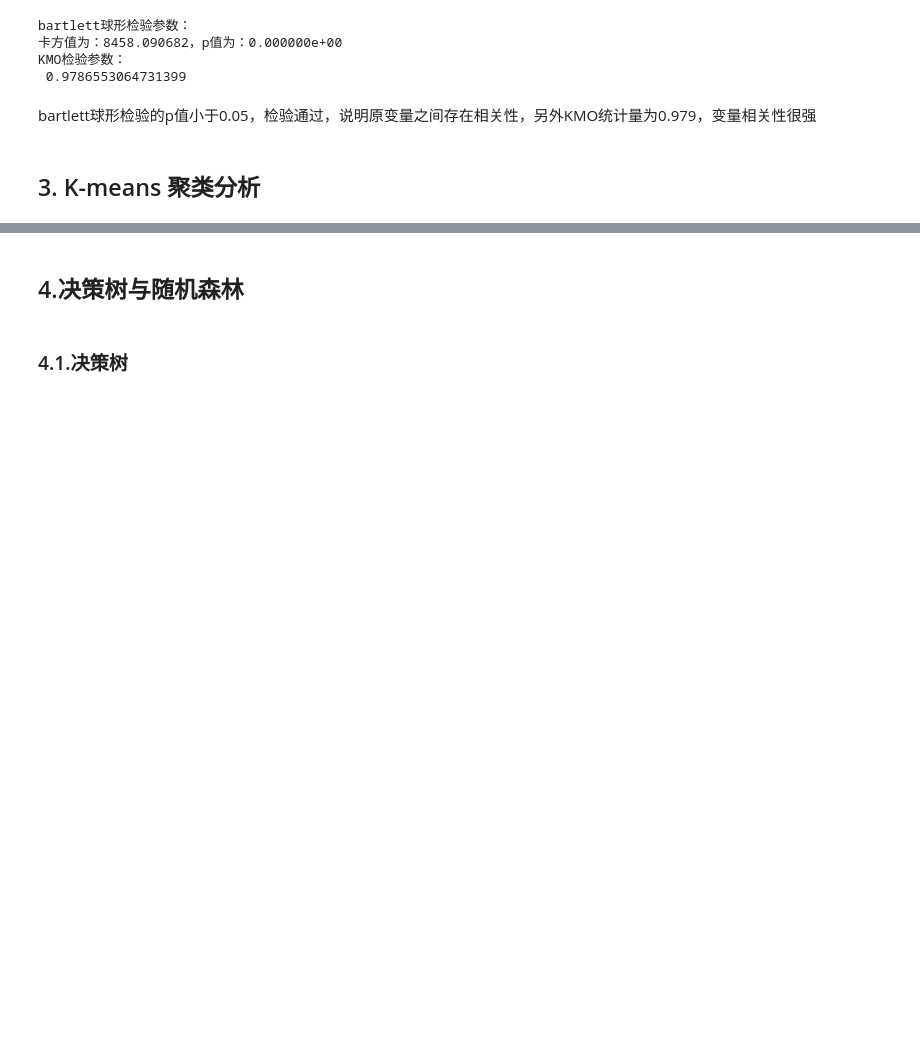
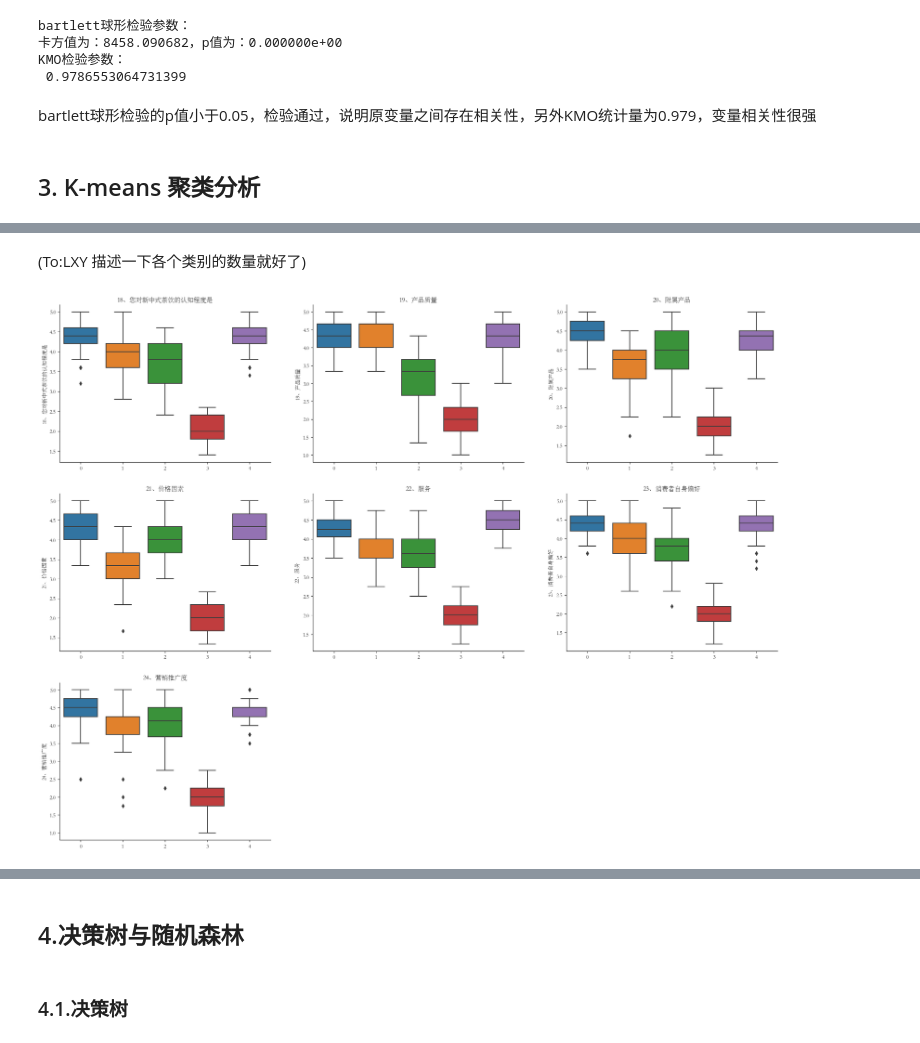
Before and after one commit to wifi504/new-cn-tea-analysis, a Jupyter notebook: main.ipynb, the cells around one changed output, grey strips where cells are left out. Drawn from its saved outputs; the diff is of its cells as text; code cells hidden in the pictures; blank space fills up the shorter version.

```diff
--- a/main.ipynb
+++ b/main.ipynb
@@ -147,0 +184,23 @@ Text(0, 0.5, 'Inertia')
+# %% [markdown]
+(To:LXY 描述一下各个类别的数量就好了)
+# %%
+col_names = [
+    '18、您对新中式茶饮的认知程度是',
+    '19、产品质量',
+    '20、附属产品',
+    '21、价格因素',
+    '22、服务',
+    '23、消费者自身偏好',
+    '24、营销推广度'
+]
+
+plt.figure(figsize=(24, 18))
+for i, col in enumerate(col_names):
+    plt.subplot(3, 3, i+1)
+    pi = sns.boxplot(x = model.labels_, y = col, data = drinked_data)
+    pi.set_title(col, fontdict={"fontsize":12})
+    plt.gca().spines['top'].set_visible(False)
+    plt.gca().spines['right'].set_visible(False)
+plt.show()
+# %% [output]
+[figure, added]
```
Also changed, not shown: parts of 29 cells of this notebook.
